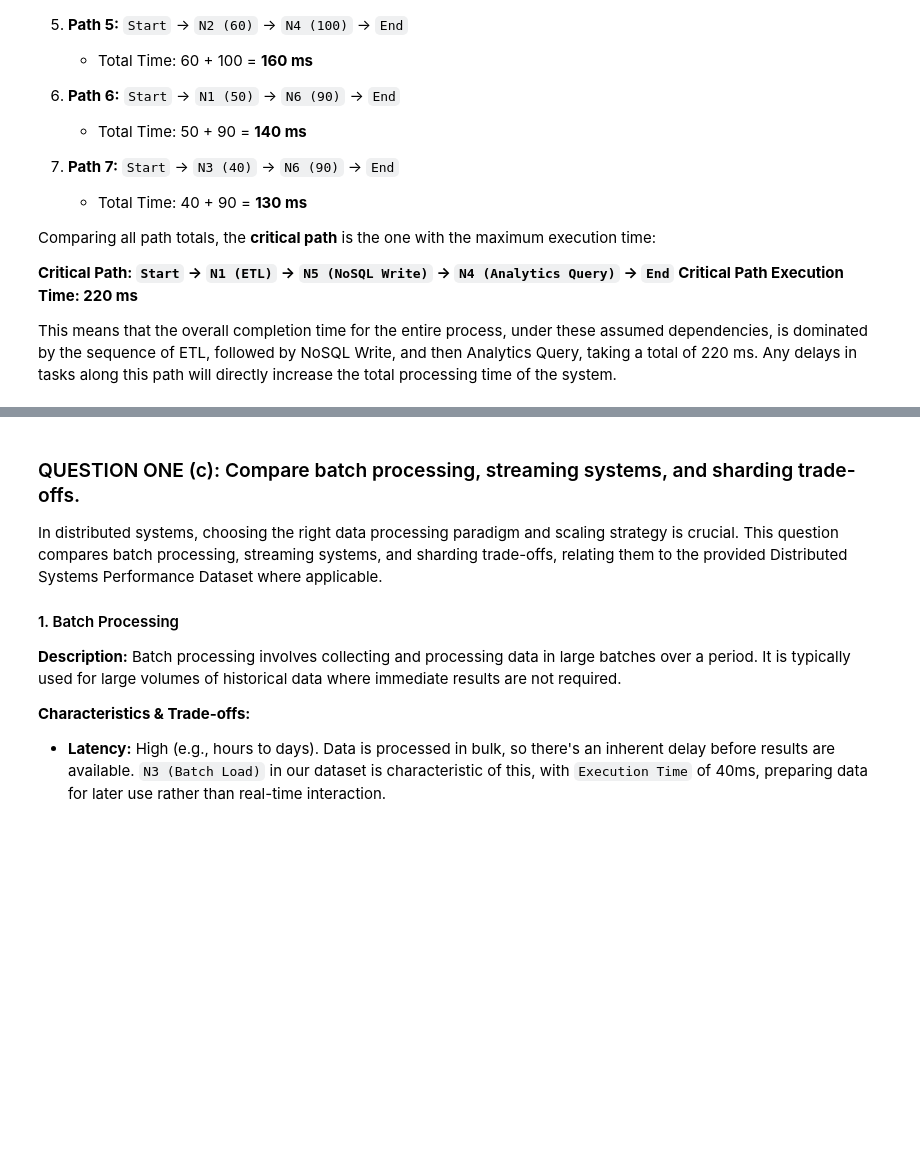
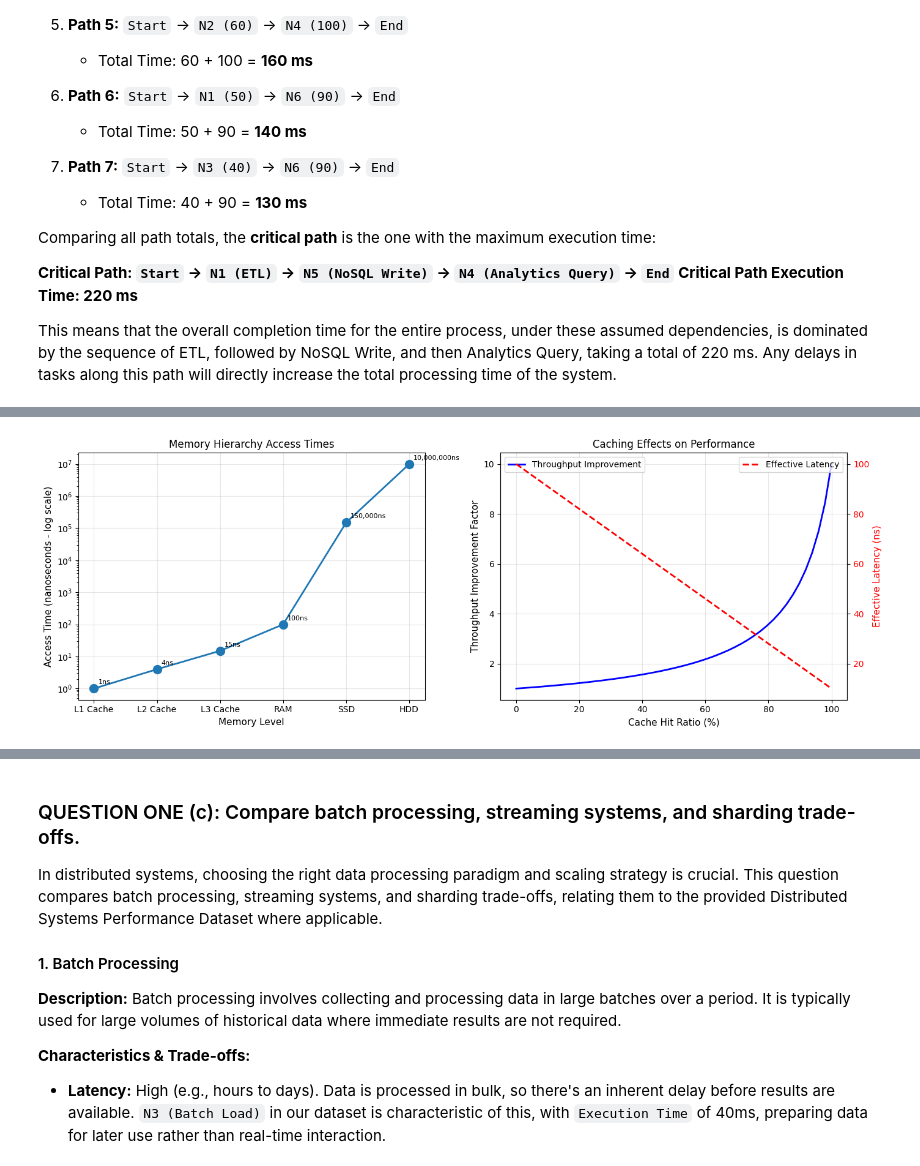
Before and after one commit to Droc-sid/Droc-sid, a Jupyter notebook: notebooks/Analysis of Large Dataset.ipynb, the cells around one changed output, grey strips where cells are left out. Drawn from its saved outputs; the diff is of its cells as text; code cells hidden in the pictures; blank space fills up the shorter version.

Commit message:
Analysis of Large Dataset

```diff
--- a/notebooks/Analysis of Large Dataset.ipynb
+++ b/notebooks/Analysis of Large Dataset.ipynb
@@ -132 +282,83 @@ Here's how memory hierarchy and caching affect throughput, latency, and executio
 Optimizing memory hierarchy and leveraging caching mechanisms are crucial for high-performance distributed systems. A well-designed system will utilize multiple levels of caching (CPU cache, OS page cache, application-level caches) to keep frequently used data as close to the processing units as possible. This minimizes memory access latency, maximizes data throughput, and ultimately improves the overall execution speed and efficiency of tasks across the distributed environment, directly impacting the performance metrics (Execution Time, Throughput, Latency) observed in the dataset.
+# %%
+# @title ## (b) Memory Hierarchy and Caching Effects Analysis
+
+# Create memory hierarchy visualization
+memory_levels = ['L1 Cache', 'L2 Cache', 'L3 Cache', 'RAM', 'SSD', 'HDD']
+access_times = [1, 4, 15, 100, 150000, 10000000]  # nanoseconds approx
+capacities = ['32KB', '256KB', '8MB', '32GB', '1TB', '10TB']
+
+fig, axes = plt.subplots(1, 2, figsize=(14, 5))
+
+# Memory hierarchy plot
+axes[0].semilogy(memory_levels, access_times, 'o-', linewidth=2, markersize=10)
+axes[0].set_ylabel('Access Time (nanoseconds - log scale)', fontsize=11)
+axes[0].set_xlabel('Memory Level', fontsize=11)
+axes[0].set_title('Memory Hierarchy Access Times', fontsize=12)
+axes[0].grid(True, alpha=0.3)
+for i, (level, time) in enumerate(zip(memory_levels, access_times)):
+    axes[0].annotate(f'{time:,}ns', (level, time), xytext=(5, 5),
+                     textcoords='offset points', fontsize=8)
+
+# Caching effects on throughput and latency
+# Simulate cache hit ratio impact
+hit_ratios = np.linspace(0, 1, 50)
+latency_cache = 10  # ns
+latency_ram = 100   # ns
+effective_latency = hit_ratios * latency_cache + (1 - hit_ratios) * latency_ram
+throughput_improvement = 1 / (effective_latency / latency_ram)
+
+axes[1].plot(hit_ratios * 100, throughput_improvement, 'b-', linewidth=2,
+             label='Throughput Improvement')
+axes[1].set_xlabel('Cache Hit Ratio (%)', fontsize=11)
+axes[1].set_ylabel('Throughput Improvement Factor', fontsize=11)
+axes[1].set_title('Caching Effects on Performance', fontsize=12)
+axes[1].grid(True, alpha=0.3)
+axes[1].legend()
+
+ax2 = axes[1].twinx()
+ax2.plot(hit_ratios * 100, effective_latency, 'r--', linewidth=2,
+         label='Effective Latency')
+ax2.set_ylabel('Effective Latency (ns)', fontsize=11, color='red')
+ax2.tick_params(axis='y', labelcolor='red')
+ax2.legend(loc='upper right')
+
+plt.tight_layout()
+plt.show()
+
+# Analyze dataset specific caching impact
+
+print("CACHING EFFECTS ANALYSIS ON GIVEN DATASET")
+
+
+# Calculate cache efficiency for different tasks
+df_distributed['Cache Efficiency'] = df_distributed['Memory (MB)'].apply(
+    lambda x: 'High' if x <= 512 else 'Medium' if x <= 1024 else 'Low'
+)
+df_distributed['Performance Score'] = (
+    df_distributed['Throughput (ops/s)'] / df_distributed['Latency (ms)']
+)
+
+print("\nTask-wise Cache Analysis:")
+print(df_distributed[['Node', 'Task Type', 'Memory (MB)',
+                      'Cache Efficiency', 'Performance Score']].to_string(index=False))
+
+# Simulate cache size impact
+cache_sizes = [256, 512, 1024, 2048, 4096]  # MB
+fig, ax = plt.subplots(figsize=(10, 5))
+
+for task in df_distributed['Task Type'].unique():
+    task_data = df_distributed[df_distributed['Task Type'] == task]
+    memory_needed = task_data['Memory (MB)'].values[0]
+    hit_rates = [min(1, cache/memory_needed) for cache in cache_sizes]
+    ax.plot(cache_sizes, hit_rates, 'o-', label=f'{task[:15]}...', linewidth=2)
+
+ax.set_xlabel('Cache Size (MB)', fontsize=11)
+ax.set_ylabel('Estimated Hit Rate', fontsize=11)
+ax.set_title('Cache Hit Rate vs Cache Size by Task Type', fontsize=12)
+ax.legend(bbox_to_anchor=(1.05, 1), loc='upper left')
+ax.grid(True, alpha=0.3)
+plt.tight_layout()
+plt.show()
+# %% [output]
+[figure, added]
```
Also changed, not shown: parts of 25 cells of this notebook.
